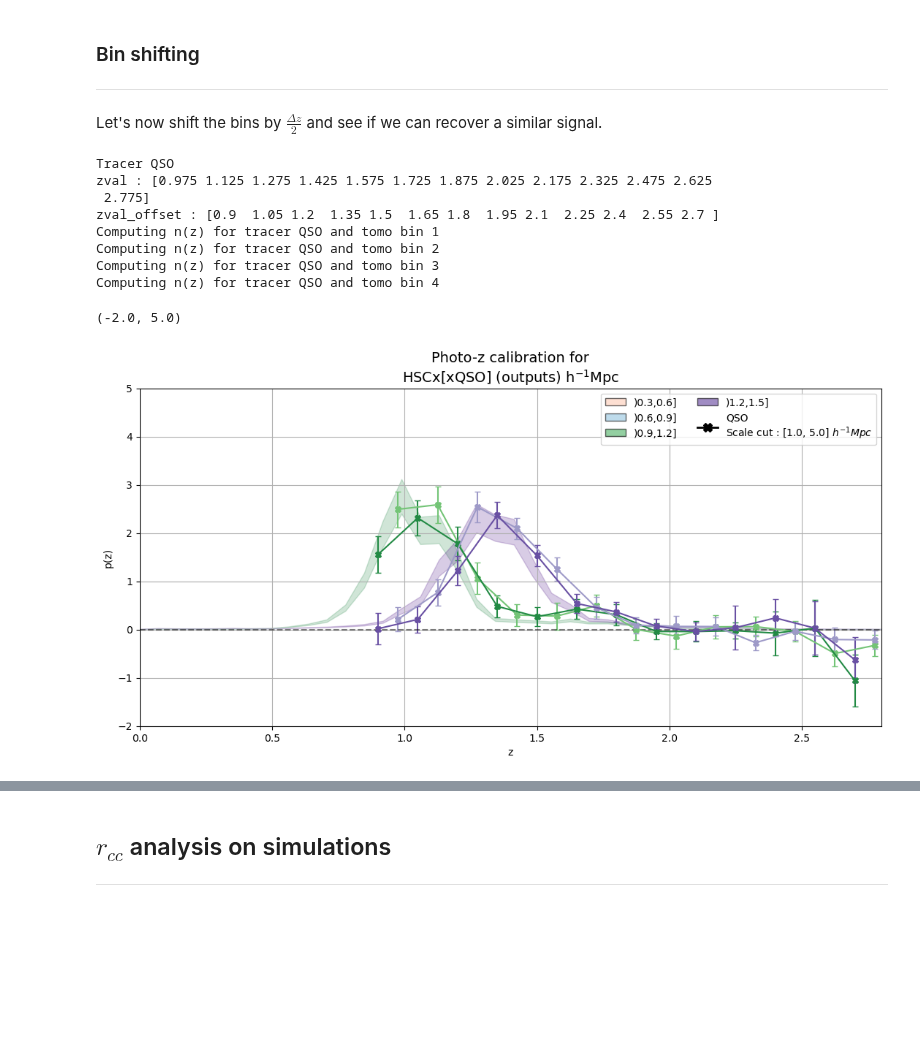
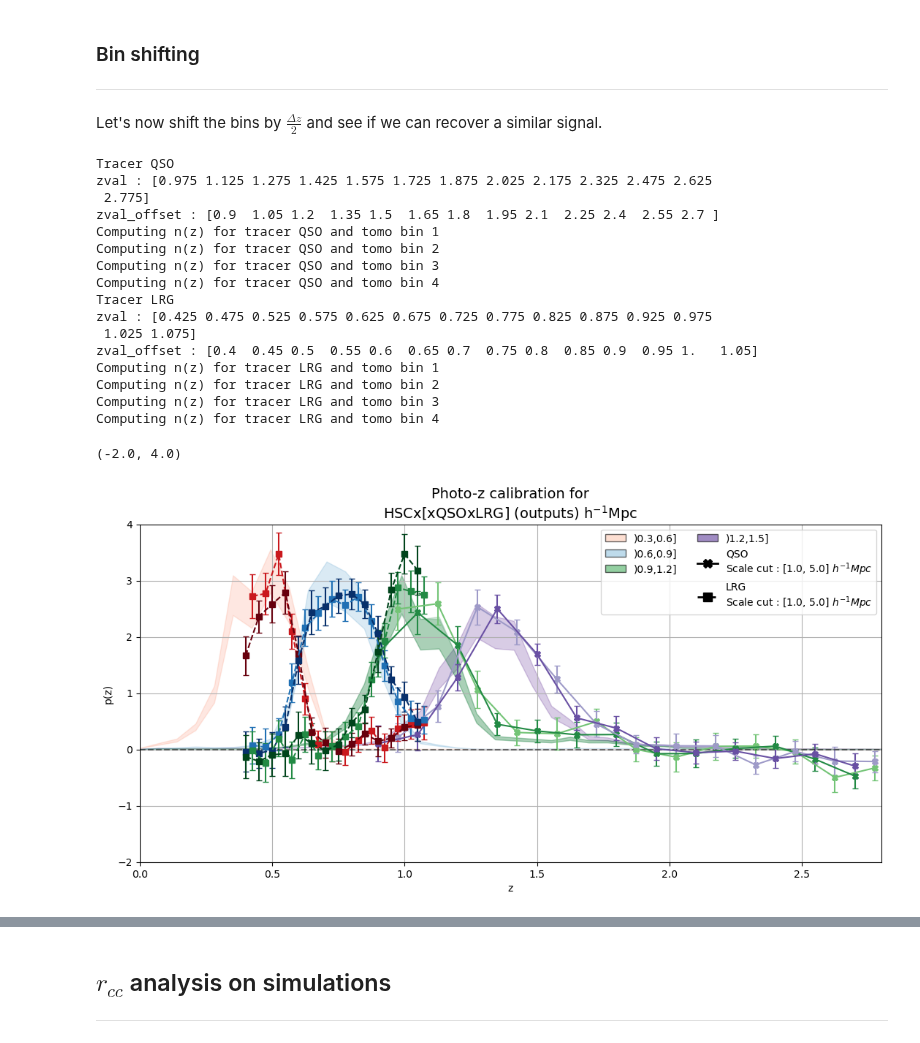
Before and after one commit to JeanCHDJdev/desi-y3-hsc, a Jupyter notebook: src/statistics/plot_results.ipynb, the cells around one changed output, grey strips where cells are left out. Drawn from its saved outputs; the diff is of its cells as text; code cells hidden in the pictures; blank space fills up the shorter version.

```diff
--- a/src/statistics/plot_results.ipynb
+++ b/src/statistics/plot_results.ipynb
@@ -210,7 +220,6 @@ for i in range(1, 5):
             tomo_bin=i,
             verbose=True,
             return_chunks=True,
-            rebin=2,
             sigmaj_corrections=np.ones_like(sigmaj_corr),
         )
     )
@@ -416,14 +484,14 @@ Combining results
 # %%
 path_dictionary = {
     'HSC' : ROOT / 'current4' / f'auto_{desc}_HSC', # with no wpp correction, is unused
-    'DESI_NGC' : ROOT / 'current4_offset' / f'auto_{desc}_NGC',
+    'DESI_NGC' : ROOT / 'current4' / f'auto_{desc}_NGC',
     'DESI_SGC' : None, #ROOT / f'autos_{desc}_SGC',
-    'DESIxHSC' : ROOT / 'current4_offset' / f'cross_{desc}',
+    'DESIxHSC' : ROOT / 'current4' / f'cross_{desc}',
 }
 # %%
 importlib.reload(inference)
 ncurves = 0
-tracers = ['QSO'] #['BGS_ANY', 'LRG', 'ELGnotqso', 'QSO'] #'LRG', 'ELGnotqso', 'QSO'] #'LRG', 'ELGnotqso', 'QSO']#'ELGnotqso', 'QSO']
+tracers = ['BGS_ANY', 'LRG', 'ELGnotqso', 'QSO'] #'LRG', 'ELGnotqso', 'QSO'] #'LRG', 'ELGnotqso', 'QSO']#'ELGnotqso', 'QSO']
 tracer_trad = {
     'BGS_ANY' : 'BGS',
     'LRG' : 'LRG',
@@ -442,7 +510,7 @@ tomo_bin_dnnz = np.loadtxt('hsc_pz/data/tomographic_binning_dnnz.dat')
 
 fig, ax = plt.subplots(figsize=(14, 6))
 
-scale_cuts = [[1, 5]] # in Mpc/h #[[0.2, 2.5], [0.2, 2.5], [0.2, 5], [0.5, 5]]
+scale_cuts = [[0.2, 3]] # in Mpc/h #[[0.2, 2.5], [0.2, 2.5], [0.2, 5], [0.5, 5]]
 if scale_cuts is not None and len(scale_cuts) == 1:
     scale_cuts = [scale_cuts[0] for _ in range(len(tracers))]
 
@@ -534,7 +602,7 @@ for bin_id in range(1, len(bins_hsc)):
         facecolor=colormaps[bin_id-1](bin_id/len(bins_hsc)),
         alpha=0.6,
         edgecolor='black',
-        label=f'){bins_hsc[bin_id-1]:.1f},{bins_hsc[bin_id]:.1f}]',
+        label=f'Bin {bin_id}\n){bins_hsc[bin_id-1]:.1f},{bins_hsc[bin_id]:.1f}]',
     )
     legend_elements.append(patch)
 
@@ -599,7 +678,7 @@ for k, v in {**path_dictionary1, **path_dictionary2}.items():
 importlib.reload(inference)
 
 ncurves = 0
-tracers = ['QSO'] #'LRG', 'ELGnotqso', 'QSO'] #'LRG', 'ELGnotqso', 'QSO']#'ELGnotqso', 'QSO']
+tracers = ['QSO', 'LRG'] #'LRG', 'ELGnotqso', 'QSO'] #'LRG', 'ELGnotqso', 'QSO']#'ELGnotqso', 'QSO']
 tracer_trad = {
     'BGS_ANY' : 'BGS',
     'LRG' : 'LRG',
@@ -705,7 +784,7 @@ for n in range(len(tracers)):
             )
 
     for j in range(4):
-        if j in ids_to_skip and t=='QSO':
+        if j in ids_to_skip:
             continue
         normalization = simpson(nz[j], x=zval)/area_ratio[j]
         normalization_offset = simpson(nz_offset[j], x=zval_offset)/area_ratio_offset[j]
@@ -759,33 +838,41 @@ for i, (marker, linestyle, tracer) in enumerate(zip(markers, linestyles, tracers
         [0],
         color='black',
         marker=marker,
         linestyle=linestyle,
         markersize=8,
         label=tracer_trad[tracer] + f'\nScale cut : [{scale_cuts[i][0]:.1f}, {scale_cuts[i][1]:.1f}] ' + r'$h^{-1}Mpc$',
         linewidth=2
     )
     legend_elements.append(element)
 
 ax.legend(
     handles=legend_elements,
     loc='upper right',
     ncol=2,
     fontsize=10,
 )
 
 ax.axhline(0, color='black', linestyle='--', alpha=0.5)
 ax.grid()
 ax.set_title(title, fontsize=14)
 ax.set_xlim(0, 2.8)
-ax.set_ylim(-2, 5)
+ax.set_ylim(-2, 4)
 # %% [output]
 Tracer QSO
 zval : [0.975 1.125 1.275 1.425 1.575 1.725 1.875 2.025 2.175 2.325 2.475 2.625
  2.775]
 zval_offset : [0.9  1.05 1.2  1.35 1.5  1.65 1.8  1.95 2.1  2.25 2.4  2.55 2.7 ]
 Computing n(z) for tracer QSO and tomo bin 1
 Computing n(z) for tracer QSO and tomo bin 2
 Computing n(z) for tracer QSO and tomo bin 3
 Computing n(z) for tracer QSO and tomo bin 4
+Tracer LRG
+zval : [0.425 0.475 0.525 0.575 0.625 0.675 0.725 0.775 0.825 0.875 0.925 0.975
+ 1.025 1.075]
+zval_offset : [0.4  0.45 0.5  0.55 0.6  0.65 0.7  0.75 0.8  0.85 0.9  0.95 1.   1.05]
+Computing n(z) for tracer LRG and tomo bin 1
+Computing n(z) for tracer LRG and tomo bin 2
+Computing n(z) for tracer LRG and tomo bin 3
+Computing n(z) for tracer LRG and tomo bin 4
-(-2.0, 5.0)
+(-2.0, 4.0)
-[figure, old version]
+[figure, new version]
```
Also changed, not shown: parts of 17 cells of this notebook, 4 other files.
